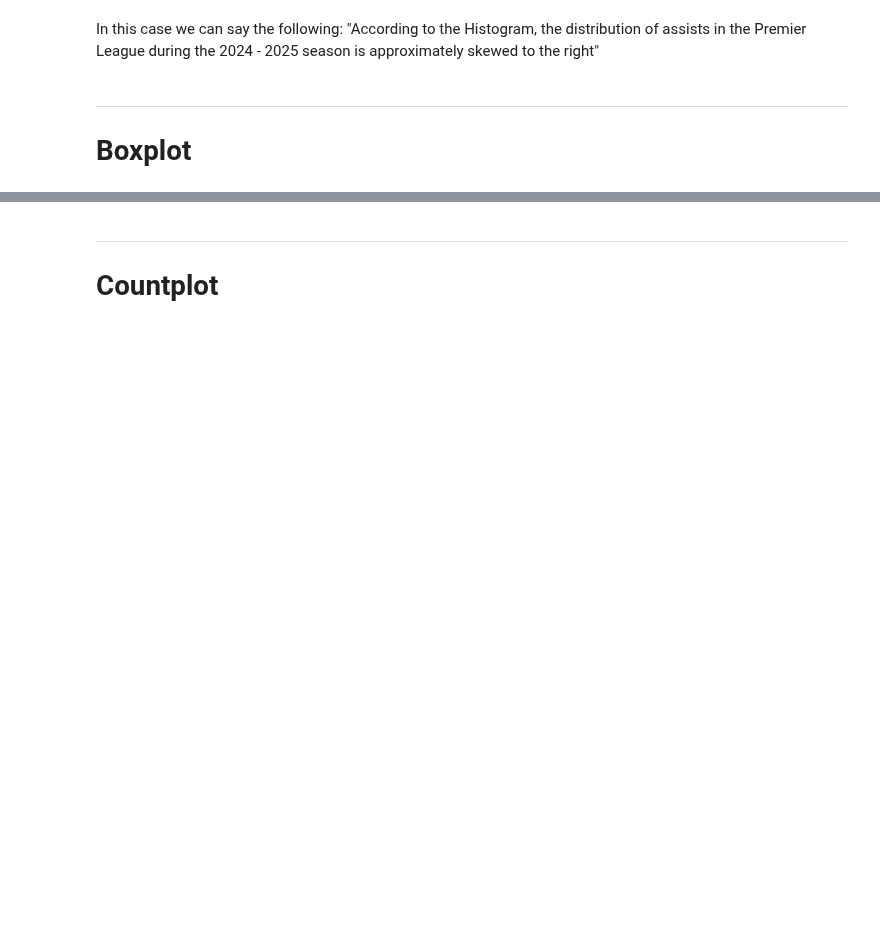
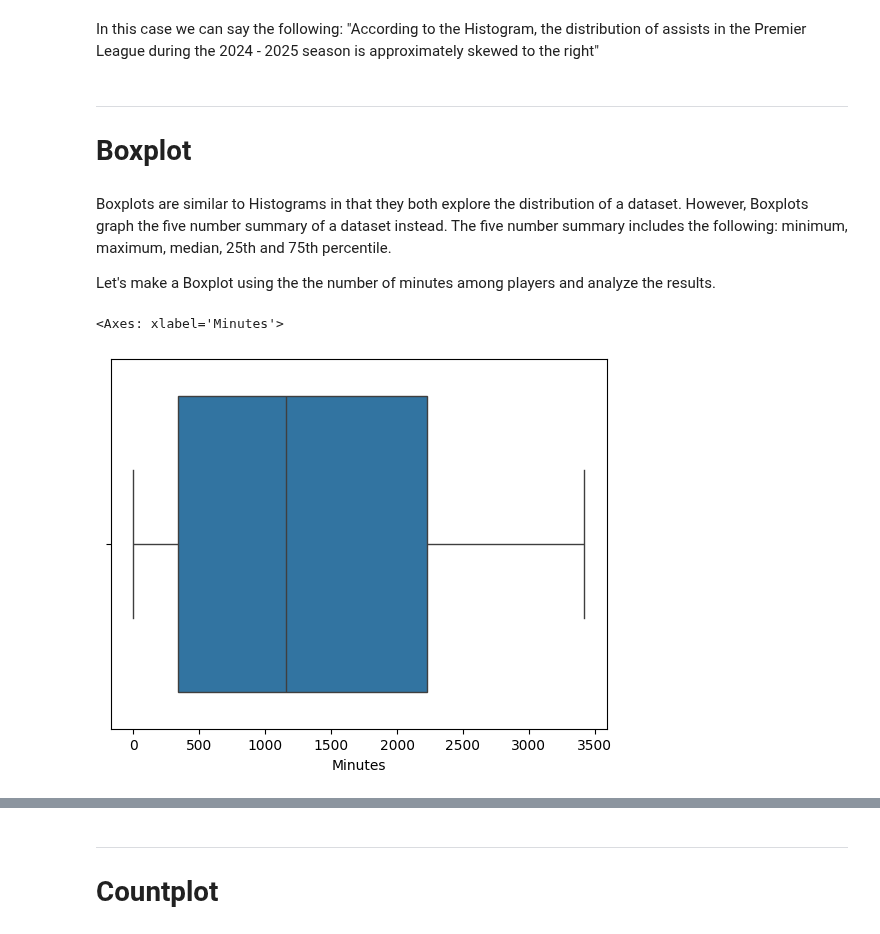
Before and after one commit to schuckers/Charlotte_SCORE_Summer25, a Jupyter notebook: Modules/Seaborn and Basic visualizations in Python Using English Premier League data by Austin Hayes/Seaborn and Basic visualizations in Python Using English Premier League data by Austin Hayes.ipynb, the cells around one changed output, grey strips where cells are left out. Cells and saved outputs as stored; diff of their text form; code cells hidden in the pictures; blank space fills up the shorter version.

```diff
--- a/Modules/Seaborn and Basic visualizations in Python Using English Premier League data by Austin Hayes/Seaborn and Basic visualizations in Python Using English Premier League data by Austin Hayes.ipynb
+++ b/Modules/Seaborn and Basic visualizations in Python Using English Premier League data by Austin Hayes/Seaborn and Basic visualizations in Python Using English Premier League data by Austin Hayes.ipynb
@@ -227,3 +233,14 @@ In this case we can say the following: "According to the Histogram, the distribu
 ---
 
 # Boxplot
+# %% [markdown]
+Boxplots are similar to Histograms in that they both explore the distribution of a dataset. However, Boxplots graph the five number summary of a dataset instead. The five number summary includes the following: minimum, maximum, median, 25th and 75th percentile.
+
+
+Let's make a Boxplot using the the number of minutes among players and analyze the results.
+# %%
+# Make boxplot using the number of minutes players had last season.
+sns.boxplot(data=premier_league_data, x = 'Minutes')
+# %% [output]
+<Axes: xlabel='Minutes'>
+[figure, added]
```
Also changed, not shown: parts of 15 cells of this notebook.
